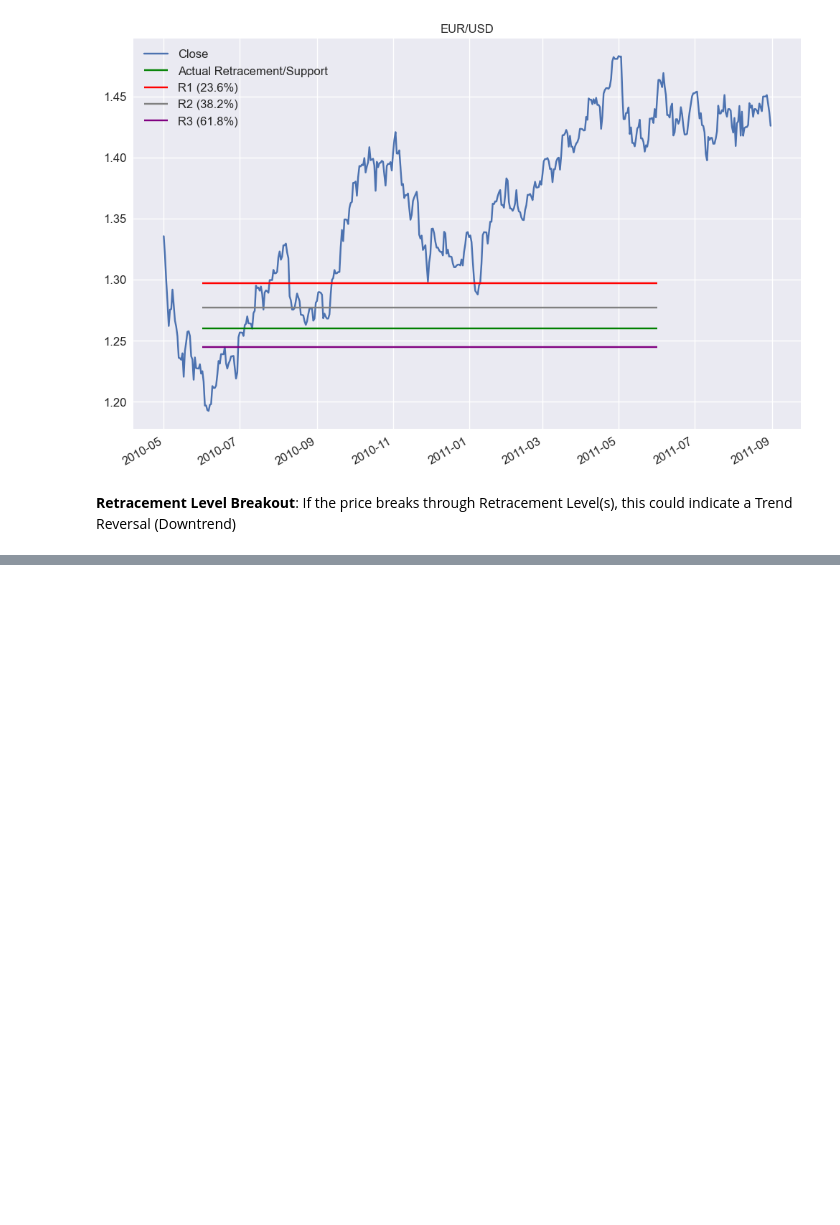
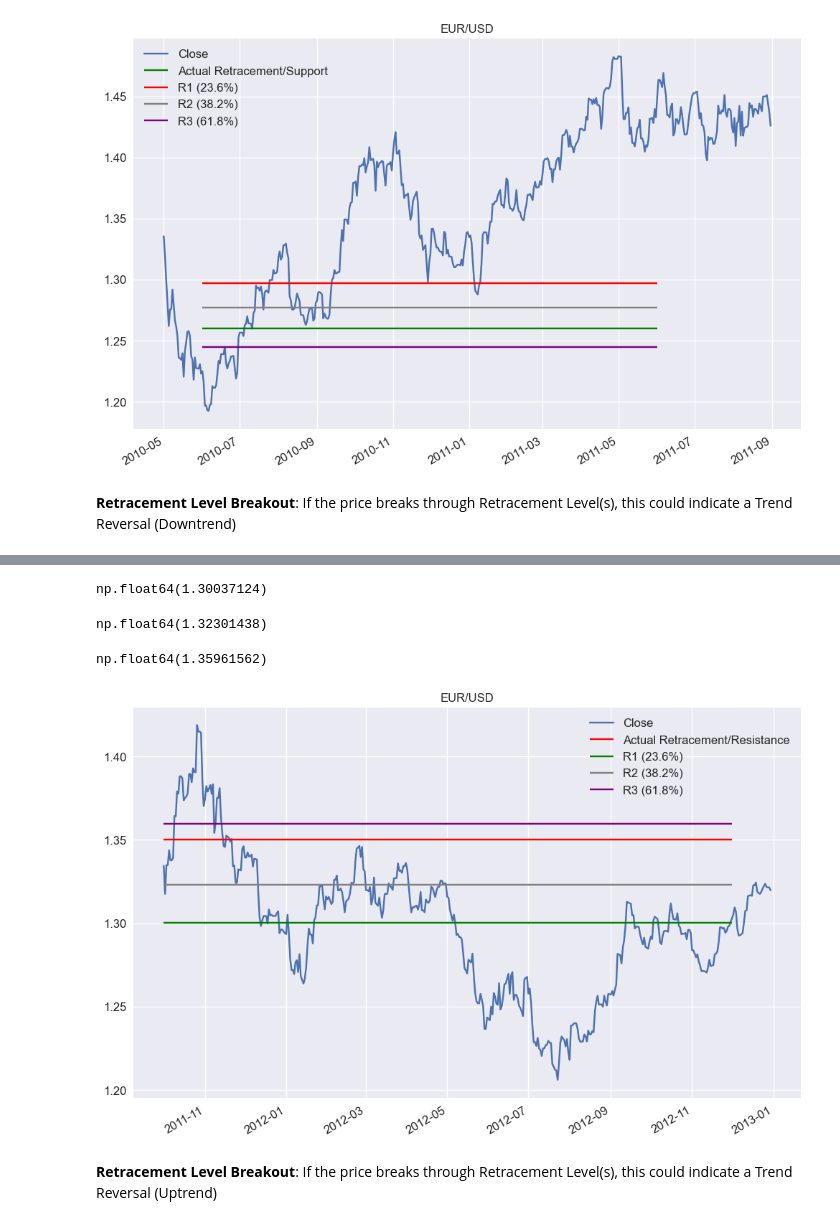
Before and after one commit to AvirukthGT/AlgoTrading, a Jupyter notebook: Fibonacci/Fibonacci.ipynb, the cells around one changed output, grey strips where cells are left out. Drawn from its saved outputs; the diff is of its cells as text; code cells hidden in the pictures; blank space fills up the shorter version.

```diff
--- a/Fibonacci/Fibonacci.ipynb
+++ b/Fibonacci/Fibonacci.ipynb
@@ -117,0 +145,27 @@ __Retracement Level Breakout__: If the price breaks through Retracement Level(s)
+# %%
+R1 = high - (high-low) * (1-fibonacci1)
+R1
+# %% [output]
+np.float64(1.30037124)
+# %%
+R2 = high - (high-low) * (1-fibonacci2)
+R2
+# %% [output]
+np.float64(1.32301438)
+# %%
+R3 = high - (high-low) * (1-fibonacci3)
+R3
+# %% [output]
+np.float64(1.35961562)
+# %%
+data.loc["10-2011":"12-2012", "Close"].plot(figsize = (12, 8), title = "EUR/USD", fontsize = 12)
+plt.hlines(y = 1.35, xmin = "10-2011", xmax = "12-2012", color = "red", label = "Actual Retracement/Resistance")
+plt.hlines(y = R1, xmin = "10-2011", xmax = "12-2012", color = "green", label = "R1 (23.6%)")
+plt.hlines(y = R2, xmin = "10-2011", xmax = "12-2012", color = "grey", label = "R2 (38.2%)")
+plt.hlines(y = R3, xmin = "10-2011", xmax = "12-2012", color = "purple", label = "R3 (61.8%)")
+plt.legend(fontsize = 12)
+plt.show()
+# %% [output]
+[figure, added]
+# %% [markdown]
+__Retracement Level Breakout__: If the price breaks through Retracement Level(s), this could indicate a Trend Reversal (Uptrend)
```
Also changed, not shown: parts of 7 cells of this notebook.
